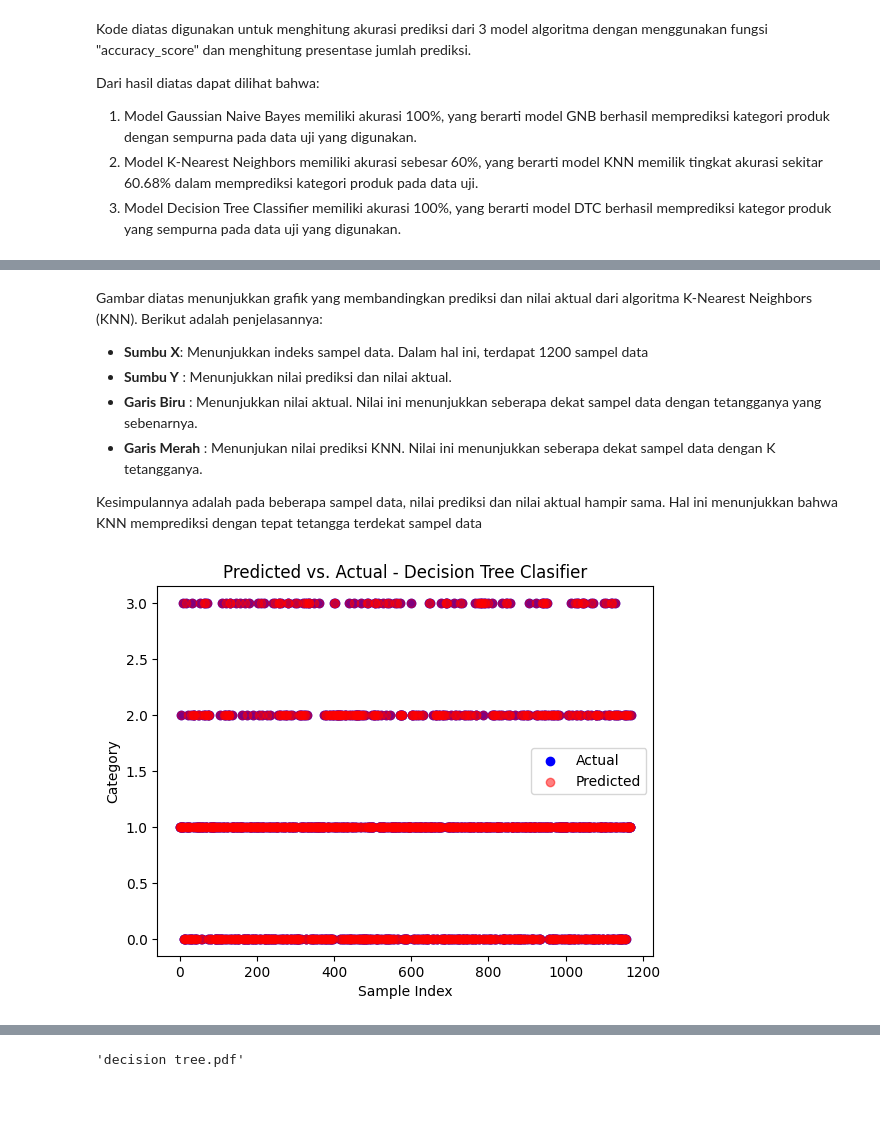
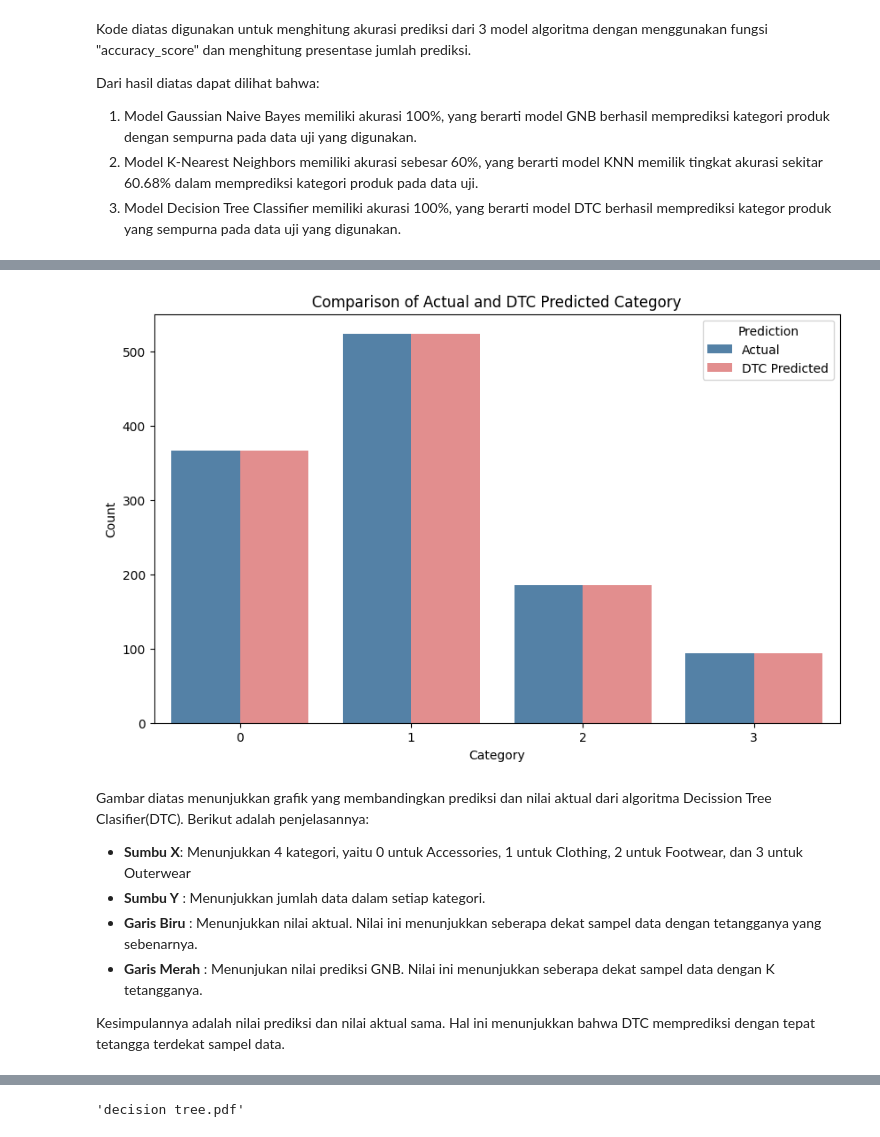
Before and after one commit to alisyanisrinaaa/Checkpoint-DataMining, a Jupyter notebook: Checkpoint (4) - Modelling.ipynb, the cells around one changed output, grey strips where cells are left out. Drawn from its saved outputs; the diff is of its cells as text; code cells hidden in the pictures; blank space fills up the shorter version.

```diff
--- a/Checkpoint (4) - Modelling.ipynb
+++ b/Checkpoint (4) - Modelling.ipynb
@@ -961,20 +983,26 @@ plt.show()
+# %%
+actual_data = combined_data['Category']
+dtc_predictions = combined_data['dtc_prediction']
+
+df_actual = pd.DataFrame({'Category': actual_data, 'Type': 'Actual'})
+df_predicted = pd.DataFrame({'Category': dtc_predictions, 'Type': 'DTC Predicted'})
+df_combined = pd.concat([df_actual, df_predicted])
+
+plt.figure(figsize=(10, 6))
+sns.countplot(data=df_combined, x='Category', hue='Type', palette=['steelblue', 'lightcoral'])
+plt.title('Comparison of Actual and DTC Predicted Category')
+plt.xlabel('Category')
+plt.ylabel('Count')
+plt.legend(title='Prediction')
+plt.show()
+# %% [output]
+[figure, added]
 # %% [markdown]
-Gambar diatas menunjukkan grafik yang membandingkan prediksi dan nilai aktual dari algoritma K-Nearest Neighbors (KNN). Berikut adalah penjelasannya:
+Gambar diatas menunjukkan grafik yang membandingkan prediksi dan nilai aktual dari algoritma Decission Tree Clasifier(DTC). Berikut adalah penjelasannya:
 
-- **Sumbu X**: Menunjukkan indeks sampel
-data. Dalam hal ini, terdapat 1200 sampel data
-- **Sumbu Y** : Menunjukkan nilai prediksi dan nilai aktual.
+- **Sumbu X**: Menunjukkan 4 kategori, yaitu 0 untuk Accessories, 1 untuk Clothing, 2 untuk Footwear, dan 3 untuk Outerwear
+- **Sumbu Y** : Menunjukkan jumlah data dalam setiap kategori.
 - **Garis Biru** : Menunjukkan nilai aktual. Nilai ini menunjukkan seberapa dekat sampel data dengan tetangganya yang sebenarnya.
-- **Garis Merah** : Menunjukan nilai prediksi KNN. Nilai ini menunjukkan seberapa dekat sampel data dengan K tetangganya.
+- **Garis Merah** : Menunjukan nilai prediksi GNB. Nilai ini menunjukkan seberapa dekat sampel data dengan K tetangganya.
 
-Kesimpulannya adalah pada beberapa sampel data, nilai prediksi dan nilai aktual hampir sama. Hal ini menunjukkan bahwa KNN memprediksi dengan tepat tetangga terdekat sampel data
+Kesimpulannya adalah nilai prediksi dan nilai aktual sama. Hal ini menunjukkan bahwa DTC memprediksi dengan tepat tetangga terdekat sampel data.
-# %%
-plt.scatter(range(len(y_test)), y_test, label='Actual', color='blue')
-plt.scatter(range(len(gnb_pred)), dtc_pred, label='Predicted', color='red', alpha=0.5)
-plt.title('Predicted vs. Actual - Decision Tree Clasifier')
-plt.xlabel('Sample Index')
-plt.ylabel('Category')
-plt.legend()
-plt.show()
-# %% [output]
-[figure, removed]
```
Also changed, not shown: parts of 8 cells of this notebook.
